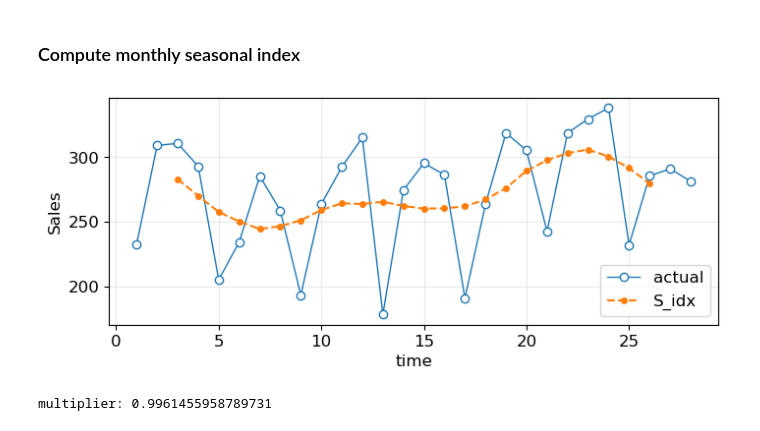
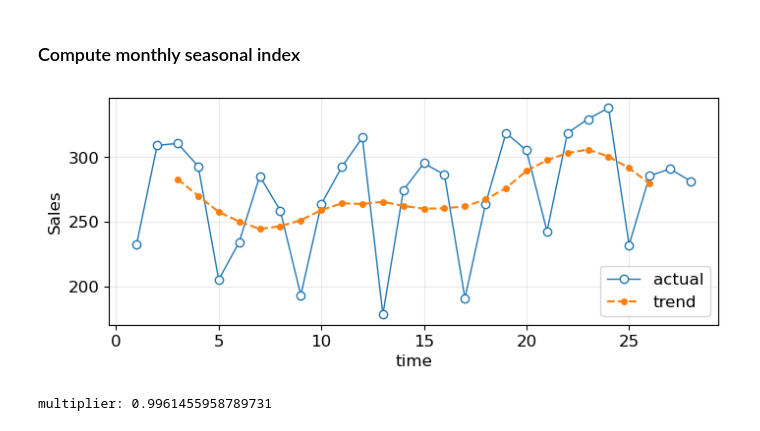
Before and after one commit to LugoBlogger/SI-201-542-forecasting-technique, a Jupyter notebook: chapter-04/04-example-03.ipynb, the cells around one changed output. Cells and saved outputs as stored; diff of their text form; code cells hidden in the pictures.

```diff
--- a/chapter-04/04-example-03.ipynb
+++ b/chapter-04/04-example-03.ipynb
@@ -110,20 +110,20 @@ df_seasonal["S_idx"] = df_seasonal["Y_t"] / df_seasonal["mov_avg_4_center"]
 # %%
 fig, ax = plt.subplots(figsize=(8, 3))
 
 ax.plot(df["t"], df["Y_t"],
   marker='o', markerfacecolor="white",
   linestyle='-', linewidth=1, label="actual")
 ax.plot(df["t"], df_seasonal["mov_avg_4_center"],
-  marker='o', markersize=4, linestyle='--', label="S_idx")
+  marker='o', markersize=4, linestyle='--', label="trend")
 
 ax.set_xlabel("time")
 ax.set_ylabel("Sales")
 ax.grid("on")
 ax.legend(loc="best")
 
 plt.show(fig)
 # %% [output]
-[figure, old version]
+[figure, new version]
 # %%
 # Create the table for montly seasonal index
 # including median and adjusted seasonal index
```
Also changed, not shown: parts of 1 cell of this notebook, 21 other files.
